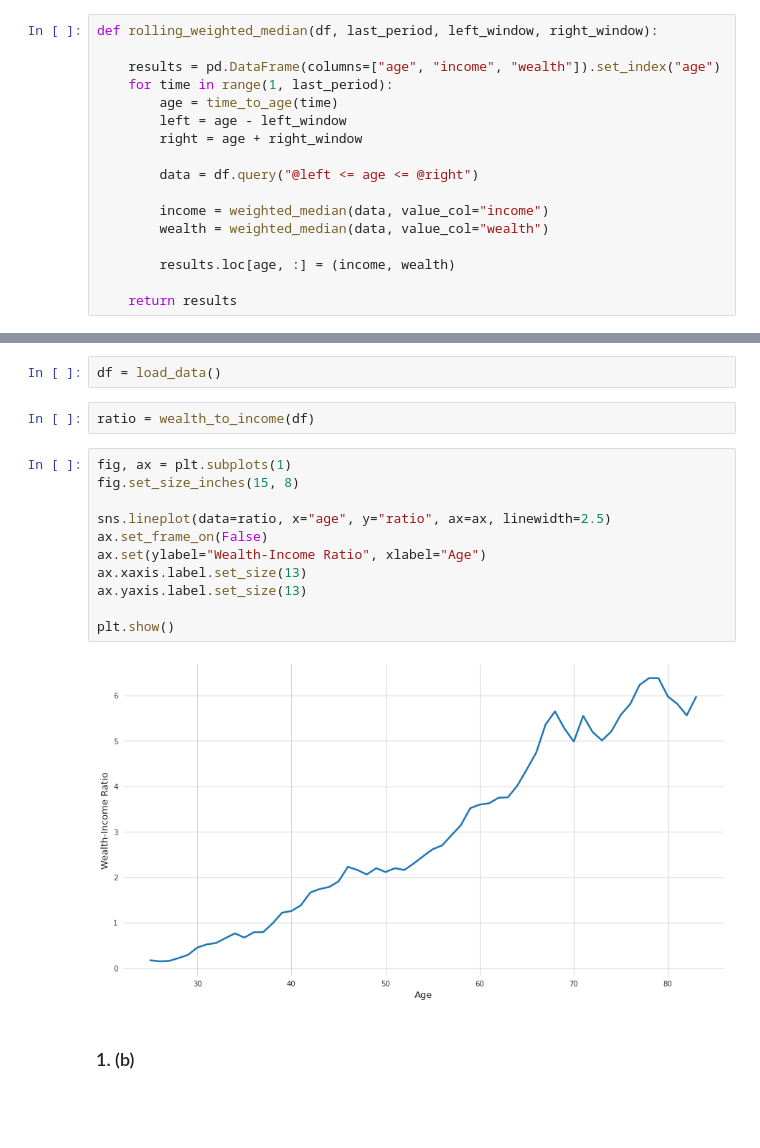
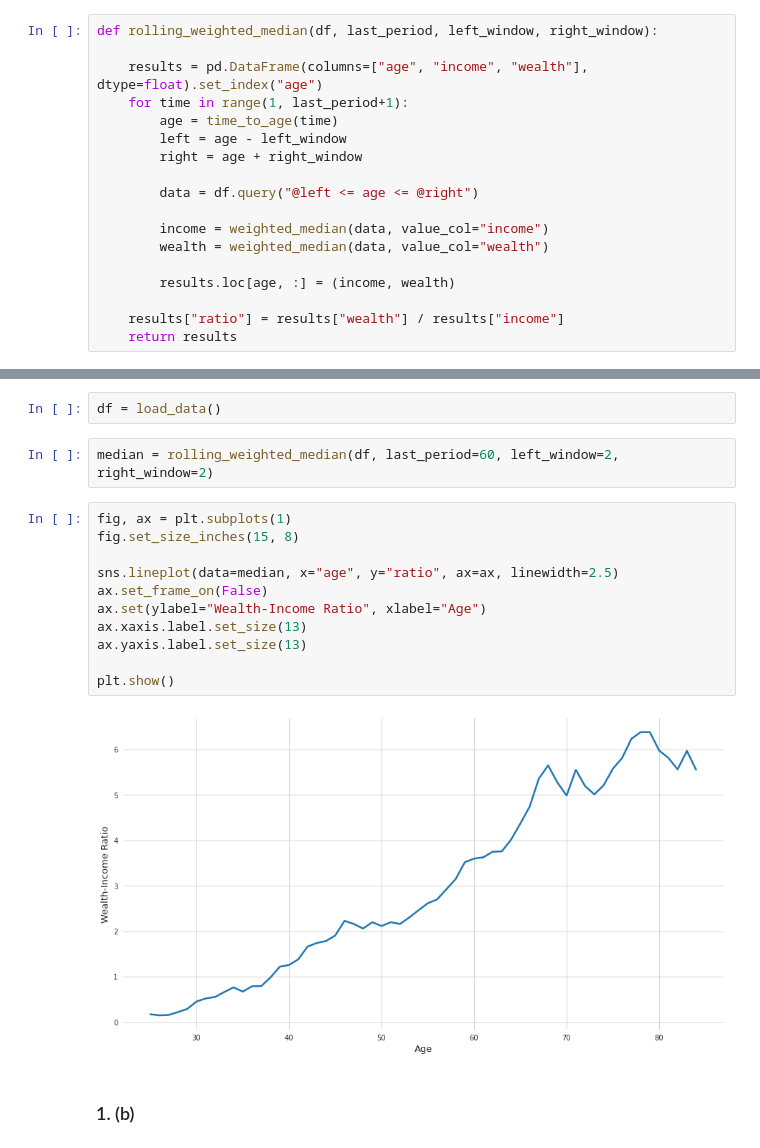
Before and after one commit to timmens/macro_problems, a Jupyter notebook: ps2.ipynb, the cells around one changed output, grey strips where cells are left out. Saved outputs shown, nothing was run; the diff lists cells and outputs as text; blank space fills up the shorter version.

```diff
--- a/ps2.ipynb
+++ b/ps2.ipynb
@@ -33,8 +33,8 @@ def time_to_age(time):
 # %%
 def rolling_weighted_median(df, last_period, left_window, right_window):
 
-    results = pd.DataFrame(columns=["age", "income", "wealth"]).set_index("age")
-    for time in range(1, last_period):
+    results = pd.DataFrame(columns=["age", "income", "wealth"], dtype=float).set_index("age")
+    for time in range(1, last_period+1):
         age = time_to_age(time)
         left = age - left_window
         right = age + right_window
@@ -46,4 +46,5 @@ def rolling_weighted_median(df, last_period, left_window, right_window):
 
         results.loc[age, :] = (income, wealth)
 
+    results["ratio"] = results["wealth"] / results["income"]
     return results
@@ -57,20 +52,20 @@ def wealth_to_income(df):
 #### Computation
 # %%
 df = load_data()
-# %%
-ratio = wealth_to_income(df)
+# %%
+median = rolling_weighted_median(df, last_period=60, left_window=2, right_window=2)
 # %%
 fig, ax = plt.subplots(1)
 fig.set_size_inches(15, 8)
 
-sns.lineplot(data=ratio, x="age", y="ratio", ax=ax, linewidth=2.5)
+sns.lineplot(data=median, x="age", y="ratio", ax=ax, linewidth=2.5)
 ax.set_frame_on(False)
 ax.set(ylabel="Wealth-Income Ratio", xlabel="Age")
 ax.xaxis.label.set_size(13)
 ax.yaxis.label.set_size(13)
 
 plt.show()
 # %% [output]
-[figure, old version]
+[figure, new version]
 # %% [markdown]
 ### 1. (b)
```
Also changed, not shown: parts of 17 cells of this notebook.
